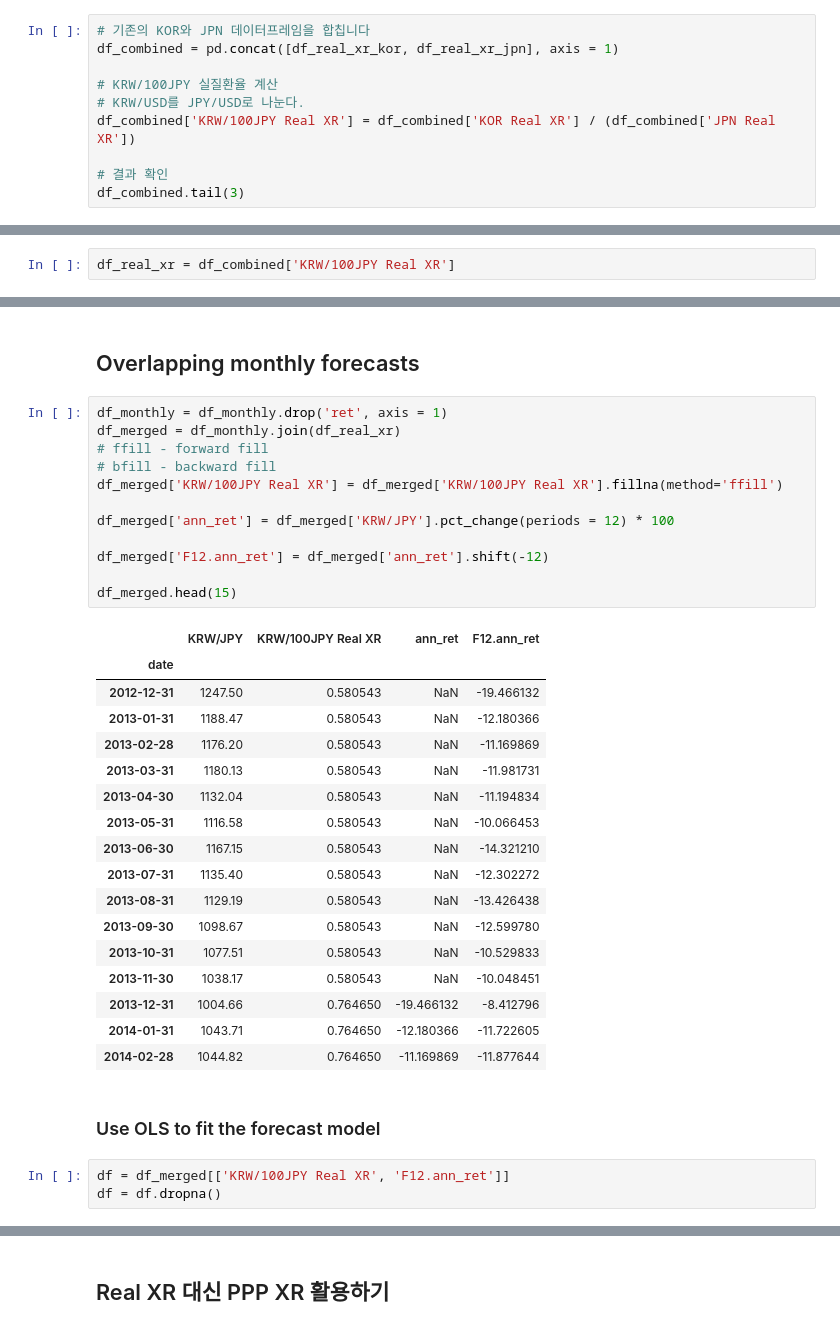
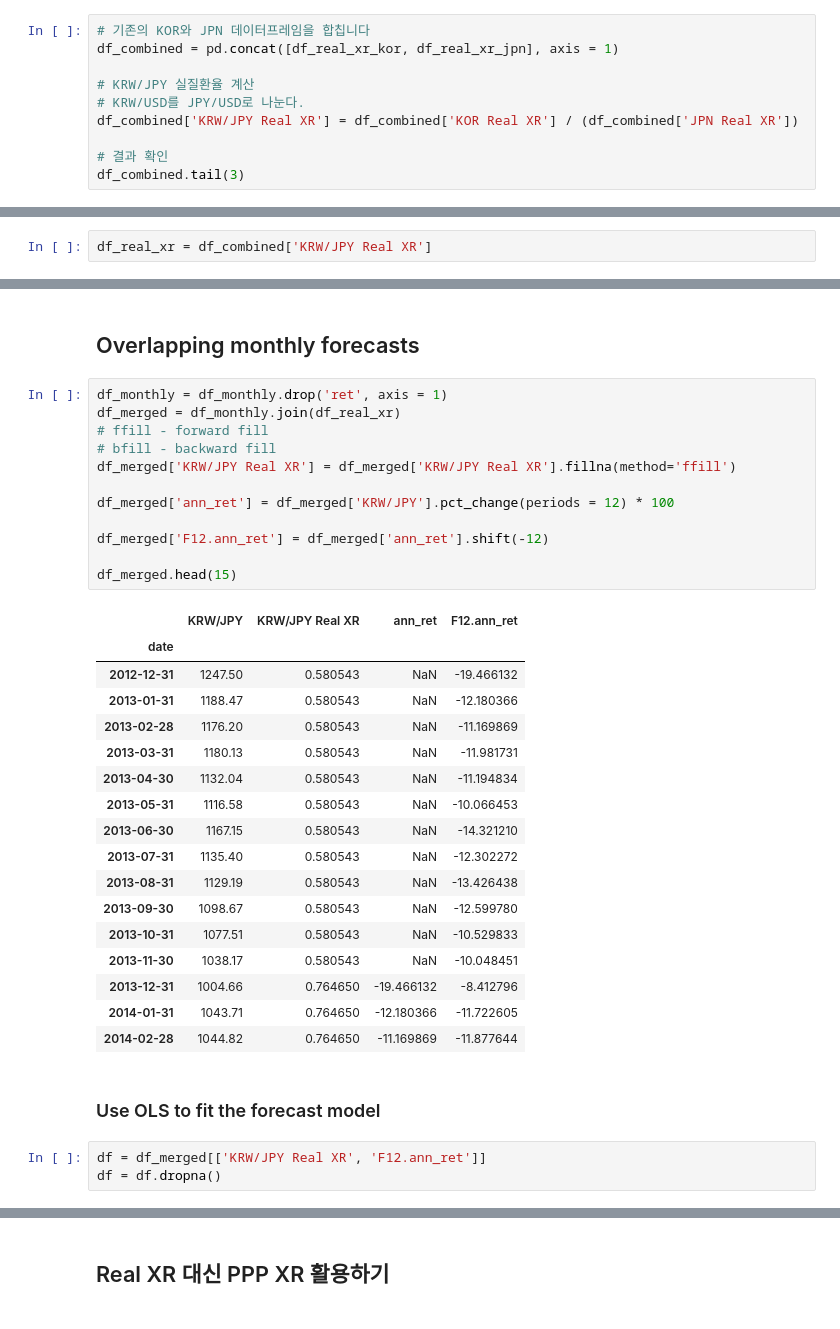
Before and after one commit to YoungminChoAtKaist/findb2024, a Jupyter notebook: findatabase.ipynb, the cells around one changed output, grey strips where cells are left out. Cells and saved outputs as stored; diff of their text form.

```diff
--- a/findatabase.ipynb
+++ b/findatabase.ipynb
@@ -141,9 +141,9 @@ df_real_xr_jpn.head(3)
 # 기존의 KOR와 JPN 데이터프레임을 합칩니다
 df_combined = pd.concat([df_real_xr_kor, df_real_xr_jpn], axis = 1)
 
-# KRW/100JPY 실질환율 계산
+# KRW/JPY 실질환율 계산
 # KRW/USD를 JPY/USD로 나눈다.
-df_combined['KRW/100JPY Real XR'] = df_combined['KOR Real XR'] / (df_combined['JPN Real XR'])
+df_combined['KRW/JPY Real XR'] = df_combined['KOR Real XR'] / (df_combined['JPN Real XR'])
 
 # 결과 확인
 df_combined.tail(3)
@@ -154,7 +154,7 @@ df_combined.tail(3)
 | 2022-12-31 | 0.627537 | 0.721953 | 0.869221 |
 | 2023-12-31 | 0.612982 | 0.673903 | 0.909600 |
 # %%
-df_real_xr = df_combined['KRW/100JPY Real XR']
+df_real_xr = df_combined['KRW/JPY Real XR']
 # %%
 plt.plot(df_real_xr)
 plt.show()
@@ -165,17 +165,17 @@ plt.show()
 # %%
 df_monthly = df_monthly.drop('ret', axis = 1)
 df_merged = df_monthly.join(df_real_xr)
 # ffill - forward fill
 # bfill - backward fill
-df_merged['KRW/100JPY Real XR'] = df_merged['KRW/100JPY Real XR'].fillna(method='ffill')
+df_merged['KRW/JPY Real XR'] = df_merged['KRW/JPY Real XR'].fillna(method='ffill')
 
 df_merged['ann_ret'] = df_merged['KRW/JPY'].pct_change(periods = 12) * 100
 
 df_merged['F12.ann_ret'] = df_merged['ann_ret'].shift(-12)
 
 df_merged.head(15)
 # %% [output]
-|  | KRW/JPY | KRW/100JPY Real XR | ann_ret | F12.ann_ret |
+|  | KRW/JPY | KRW/JPY Real XR | ann_ret | F12.ann_ret |
 | date |  |  |  |  |
 | 2012-12-31 | 1247.50 | 0.580543 | NaN | -19.466132 |
 | 2013-01-31 | 1188.47 | 0.580543 | NaN | -12.180366 |
@@ -195,6 +195,6 @@ df_merged.head(15)
 # %% [markdown]
 ### Use OLS to fit the forecast model
 # %%
-df = df_merged[['KRW/100JPY Real XR', 'F12.ann_ret']]
+df = df_merged[['KRW/JPY Real XR', 'F12.ann_ret']]
 df = df.dropna()
 # %%
```
Also changed, not shown: parts of 17 cells of this notebook, 18 other files.
